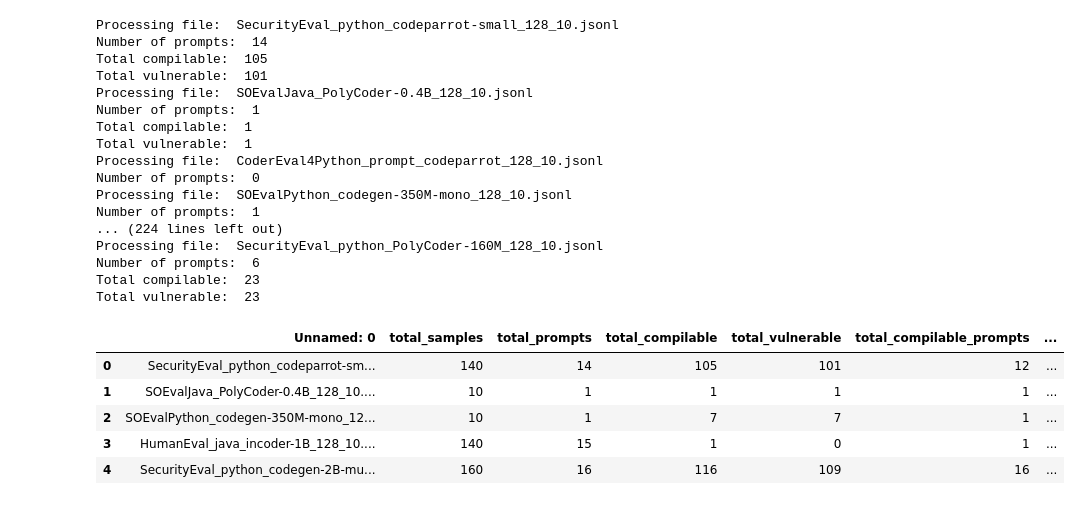
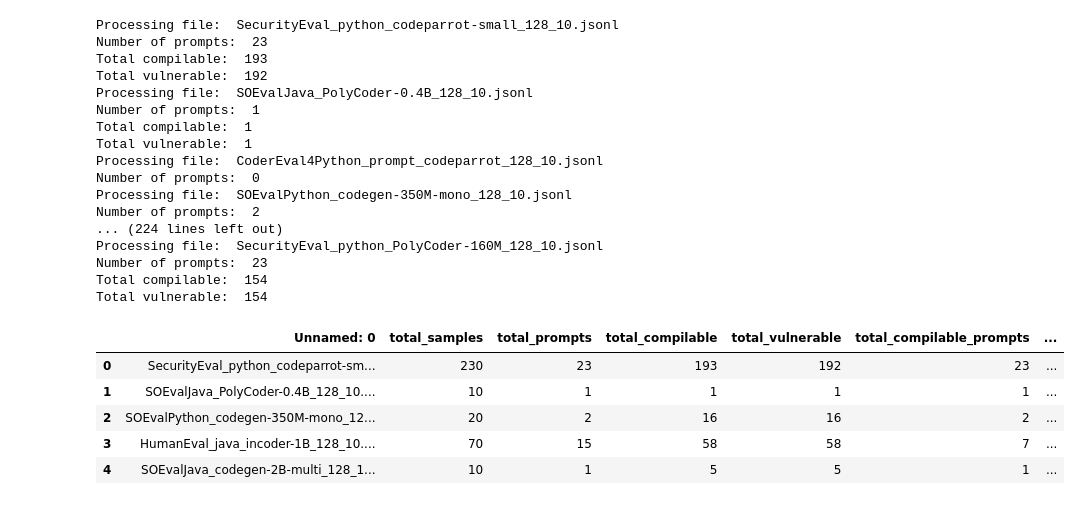
Before and after one commit to s2e-lab/FRANC, a Jupyter notebook: Utils/Repair_Result_Analysis.ipynb, the cells around one changed output. Cells and saved outputs as stored; diff of their text form; code cells hidden in the pictures.

Commit message:
updated result

```diff
--- a/Utils/Repair_Result_Analysis.ipynb
+++ b/Utils/Repair_Result_Analysis.ipynb
@@ -11,7 +11,7 @@ def get_prompts(filename):
     return prompts
 # %%
 result = {}
-benchmark_root = "../Repair_Quality_Analyzer/Repair_Quality_Filtered_Suggestions_2/"
+benchmark_root = "../Repair_Quality_Analyzer/Repair_Quality_Filtered_Suggestions/"
 dir_list = os.listdir(benchmark_root)
 for file in dir_list:
     if ".DS_Store" in file:
@@ -72,9 +72,9 @@ for file in dir_list:
     result[file]["percentage_good_prompts"] = count_good_prompts / len(prompts)
 # %% [output]
 Processing file:  SecurityEval_python_codeparrot-small_128_10.jsonl
-Number of prompts:  14
-Total compilable:  105
-Total vulnerable:  101
+Number of prompts:  23
+Total compilable:  193
+Total vulnerable:  192
 Processing file:  SOEvalJava_PolyCoder-0.4B_128_10.jsonl
 Number of prompts:  1
 Total compilable:  1
@@ -82,12 +82,12 @@ Total vulnerable:  1
 Processing file:  CoderEval4Python_prompt_codeparrot_128_10.jsonl
 Number of prompts:  0
 Processing file:  SOEvalPython_codegen-350M-mono_128_10.jsonl
-Number of prompts:  1
+Number of prompts:  2
 ... (224 lines left out)
 Processing file:  SecurityEval_python_PolyCoder-160M_128_10.jsonl
-Number of prompts:  6
-Total compilable:  23
-Total vulnerable:  23
+Number of prompts:  23
+Total compilable:  154
+Total vulnerable:  154
 # %%
 import pandas as pd
 
@@ -97,13 +97,13 @@ df.to_csv("repair_result_2.csv")
 # %%
-df = pd.read_csv("repair_result_2.csv")
+df = pd.read_csv("repair_result.csv")
 df.head()
 # %% [output]
 |  | Unnamed: 0 | total_samples | total_prompts | total_compilable | total_vulnerable | total_compilable_prompts | ... |
-| 0 | SecurityEval_python_codeparrot-sm... | 140 | 14 | 105 | 101 | 12 | ... |
+| 0 | SecurityEval_python_codeparrot-sm... | 230 | 23 | 193 | 192 | 23 | ... |
 | 1 | SOEvalJava_PolyCoder-0.4B_128_10.... | 10 | 1 | 1 | 1 | 1 | ... |
-| 2 | SOEvalPython_codegen-350M-mono_12... | 10 | 1 | 7 | 7 | 1 | ... |
-| 3 | HumanEval_java_incoder-1B_128_10.... | 140 | 15 | 1 | 0 | 1 | ... |
-| 4 | SecurityEval_python_codegen-2B-mu... | 160 | 16 | 116 | 109 | 16 | ... |
+| 2 | SOEvalPython_codegen-350M-mono_12... | 20 | 2 | 16 | 16 | 2 | ... |
+| 3 | HumanEval_java_incoder-1B_128_10.... | 70 | 15 | 58 | 58 | 7 | ... |
+| 4 | SOEvalJava_codegen-2B-multi_128_1... | 10 | 1 | 5 | 5 | 1 | ... |
 # %%
 def get_dataset(x):
     if 'SOEval' in x:
```
Also changed, not shown: parts of 9 cells of this notebook, 15 other files.
